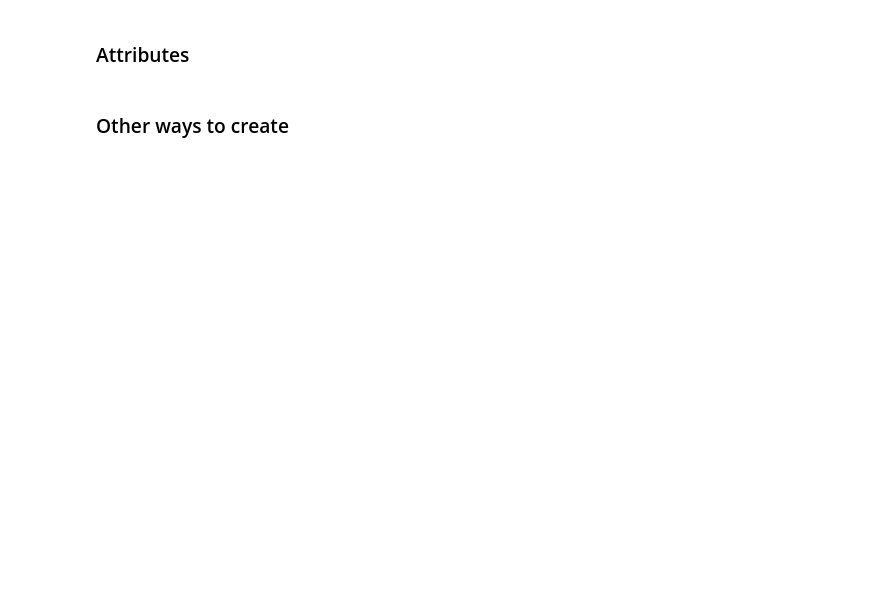
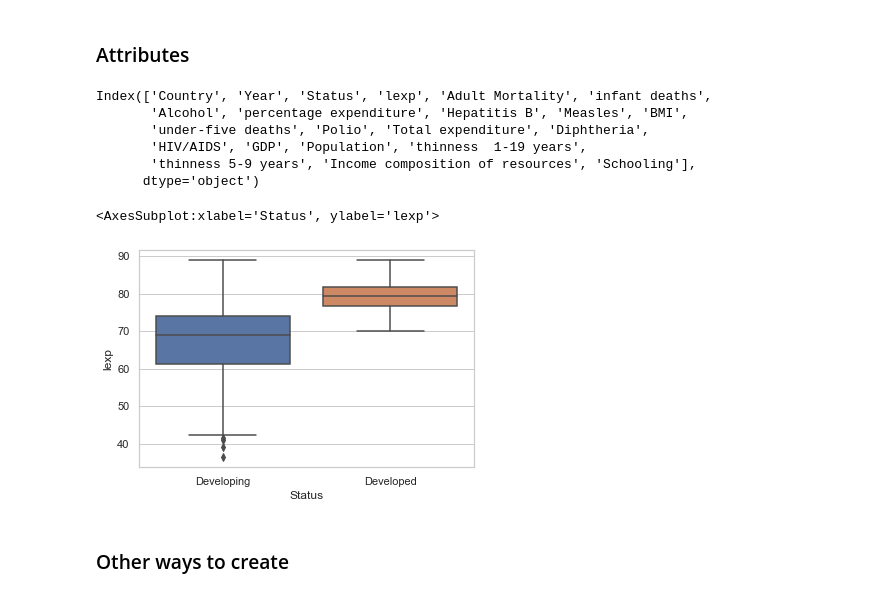
Before and after one commit to AtiChetsurakul/codealongcsfordsaiAti, a Jupyter notebook: Lectures/02-Data Science/code-along/Pandas.ipynb, the cells around one changed output. Drawn from its saved outputs; the diff is of its cells as text; code cells hidden in the pictures; blank space fills up the shorter version.

```diff
--- a/Lectures/02-Data Science/code-along/Pandas.ipynb
+++ b/Lectures/02-Data Science/code-along/Pandas.ipynb
@@ -53,4 +188,23 @@ DataFrame is an analog of a two-dimensional array with both flexible row indices
+# %%
+
+df = pd.read_csv('/Volumes/ExternalSSDForMac/AITLecture/CSforDSAIAUG22/codealongcsfordsaiAti/howlongwelive.csv')
+# %%
+df.columns = df.columns.str.strip()
 # %% [markdown]
 ### Attributes
+# %%
+df.columns
+# %% [output]
+Index(['Country', 'Year', 'Status', 'lexp', 'Adult Mortality', 'infant deaths',
+       'Alcohol', 'percentage expenditure', 'Hepatitis B', 'Measles', 'BMI',
+       'under-five deaths', 'Polio', 'Total expenditure', 'Diphtheria',
+       'HIV/AIDS', 'GDP', 'Population', 'thinness  1-19 years',
+       'thinness 5-9 years', 'Income composition of resources', 'Schooling'],
+      dtype='object')
+# %%
+sns.boxplot(x=df.Status,y=df.lexp)
+# %% [output]
+<AxesSubplot:xlabel='Status', ylabel='lexp'>
+[figure, added]
 # %% [markdown]
 ### Other ways to create
```
Also changed, not shown: parts of 26 cells of this notebook, 2 other files.
